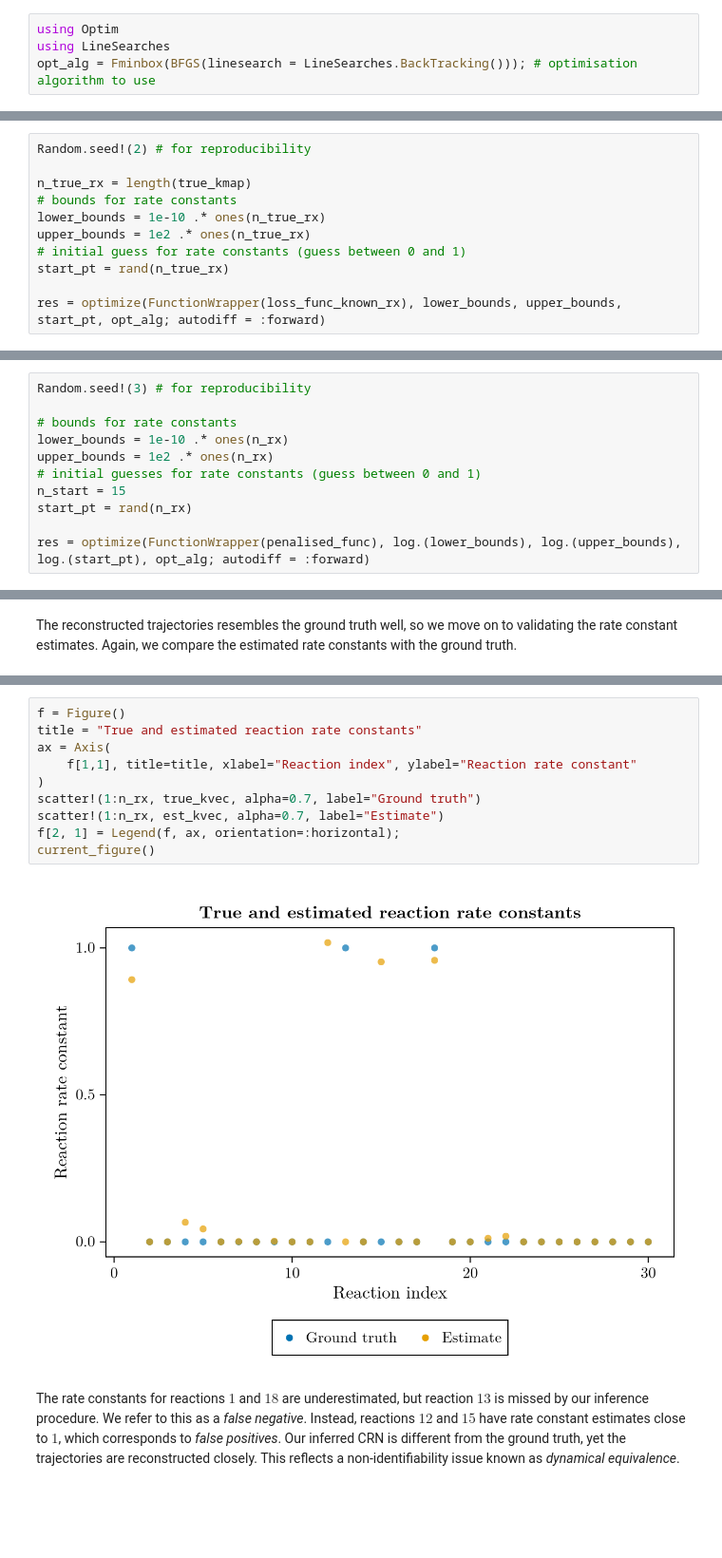
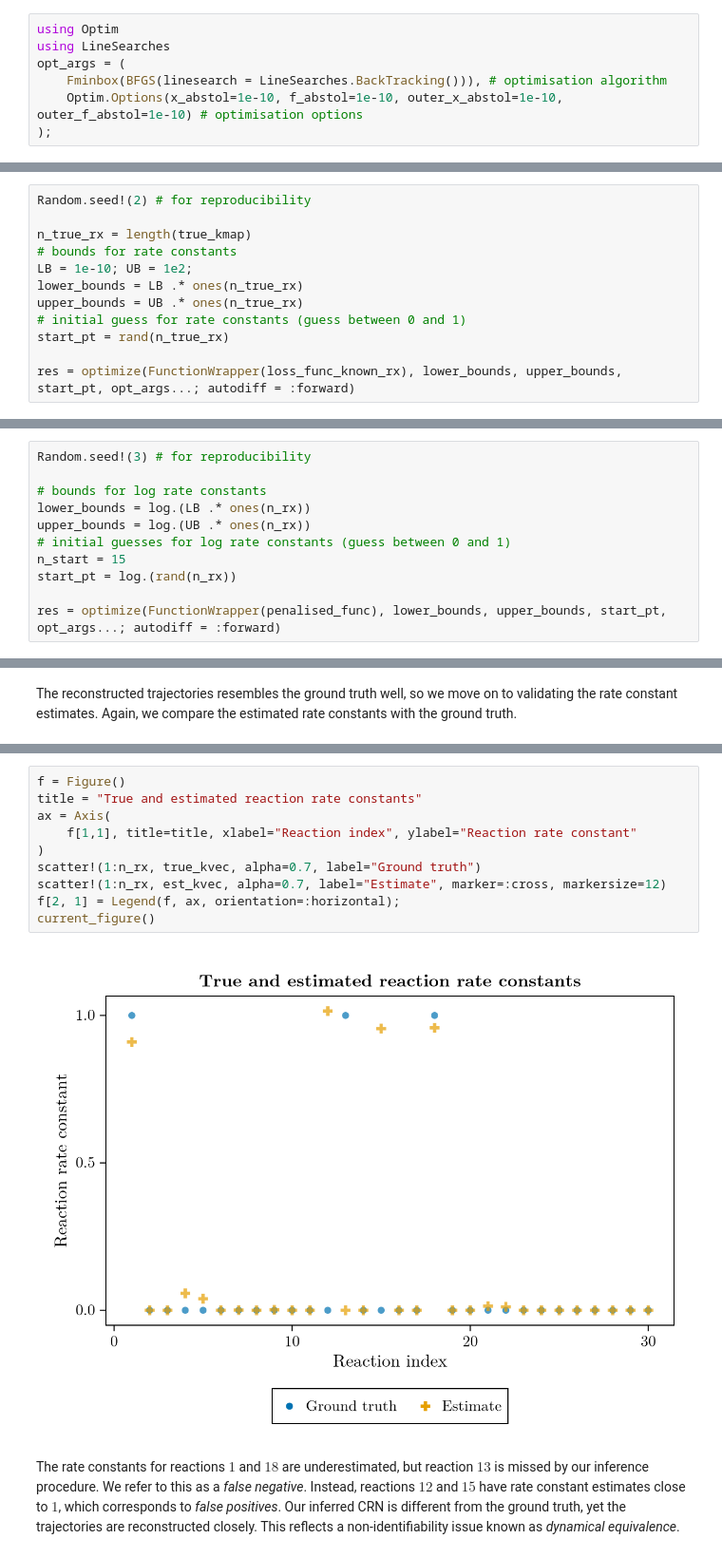
Before and after one commit to ysfoo/crn-inference, a Jupyter notebook: crn_inference_tutorial.ipynb, the cells around one changed output, grey strips where cells are left out. Shown at 95% size. Saved outputs shown, nothing was run; the diff lists cells and outputs as text; blank space fills up the shorter version.

```diff
--- a/crn_inference_tutorial.ipynb
+++ b/crn_inference_tutorial.ipynb
@@ -152,7 +152,10 @@ To obtain estimates of the rate constants, we minimise the loss function using t
 # %%
 using Optim
 using LineSearches
-opt_alg = Fminbox(BFGS(linesearch = LineSearches.BackTracking())); # optimisation algorithm to use
+opt_args = (
+    Fminbox(BFGS(linesearch = LineSearches.BackTracking())), # optimisation algorithm
+    Optim.Options(x_abstol=1e-10, f_abstol=1e-10, outer_x_abstol=1e-10, outer_f_abstol=1e-10) # optimisation options
+);
 # %%
 struct FunctionWrapper
     f::Function
@@ -163,12 +166,13 @@ Random.seed!(2) # for reproducibility
 
 n_true_rx = length(true_kmap)
 # bounds for rate constants
-lower_bounds = 1e-10 .* ones(n_true_rx)
-upper_bounds = 1e2 .* ones(n_true_rx)
+LB = 1e-10; UB = 1e2;
+lower_bounds = LB .* ones(n_true_rx)
+upper_bounds = UB .* ones(n_true_rx)
 # initial guess for rate constants (guess between 0 and 1)
 start_pt = rand(n_true_rx)
 
-res = optimize(FunctionWrapper(loss_func_known_rx), lower_bounds, upper_bounds, start_pt, opt_alg; autodiff = :forward)
+res = optimize(FunctionWrapper(loss_func_known_rx), lower_bounds, upper_bounds, start_pt, opt_args...; autodiff = :forward)
 # %% [output]
  * Status: success
 
@@ -348,14 +350,14 @@ Since the optimisation problem is more high-dimensional this time, we perform op
 # %%
 Random.seed!(3) # for reproducibility
 
-# bounds for rate constants
-lower_bounds = 1e-10 .* ones(n_rx)
-upper_bounds = 1e2 .* ones(n_rx)
-# initial guesses for rate constants (guess between 0 and 1)
+# bounds for log rate constants
+lower_bounds = log.(LB .* ones(n_rx))
+upper_bounds = log.(UB .* ones(n_rx))
+# initial guesses for log rate constants (guess between 0 and 1)
 n_start = 15
-start_pt = rand(n_rx)
+start_pt = log.(rand(n_rx))
 
-res = optimize(FunctionWrapper(penalised_func), log.(lower_bounds), log.(upper_bounds), log.(start_pt), opt_alg; autodiff = :forward)
+res = optimize(FunctionWrapper(penalised_func), lower_bounds, upper_bounds, start_pt, opt_args...; autodiff = :forward)
 # %% [output]
  * Status: success
 
@@ -408,15 +403,15 @@ est_kvec[[1,13,18]]
 # %%
 f = Figure()
 title = "True and estimated reaction rate constants"
 ax = Axis(
     f[1,1], title=title, xlabel="Reaction index", ylabel="Reaction rate constant"
 )
 scatter!(1:n_rx, true_kvec, alpha=0.7, label="Ground truth")
-scatter!(1:n_rx, est_kvec, alpha=0.7, label="Estimate")
+scatter!(1:n_rx, est_kvec, alpha=0.7, label="Estimate", marker=:cross, markersize=12)
 f[2, 1] = Legend(f, ax, orientation=:horizontal);
 current_figure()
 # %% [output]
-[figure, old version]
+[figure, new version]
 # %% [markdown]
 The rate constants for reactions $1$ and $18$ are underestimated, but reaction $13$ is missed by our inference procedure. We refer to this as a *false negative*. Instead, reactions $12$ and $15$ have rate constant estimates close to $1$, which corresponds to *false positives*. Our inferred CRN is different from the ground truth, yet the trajectories are reconstructed closely. This reflects a non-identifiability issue known as *dynamical equivalence*.
 # %%
```
Also changed, not shown: parts of 39 cells of this notebook.
